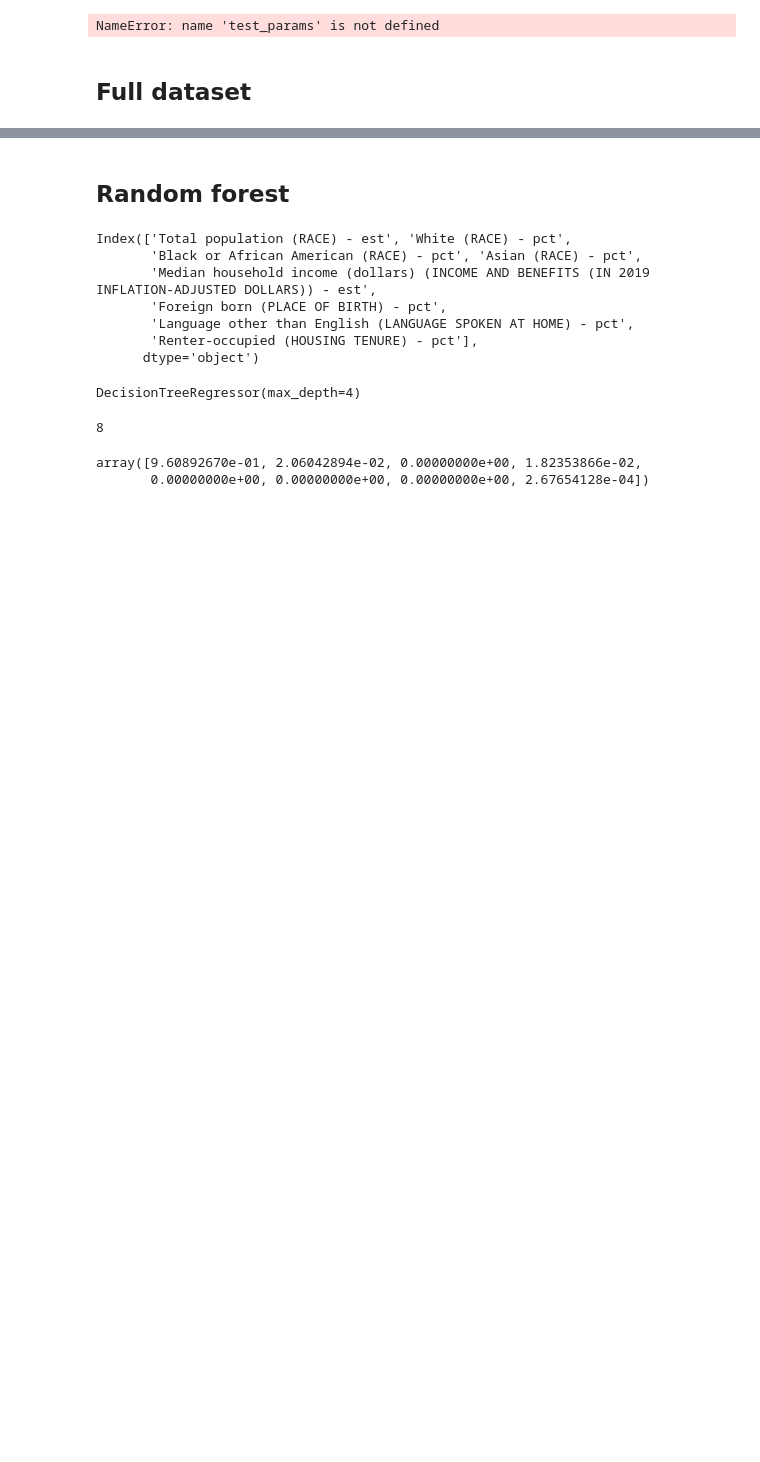
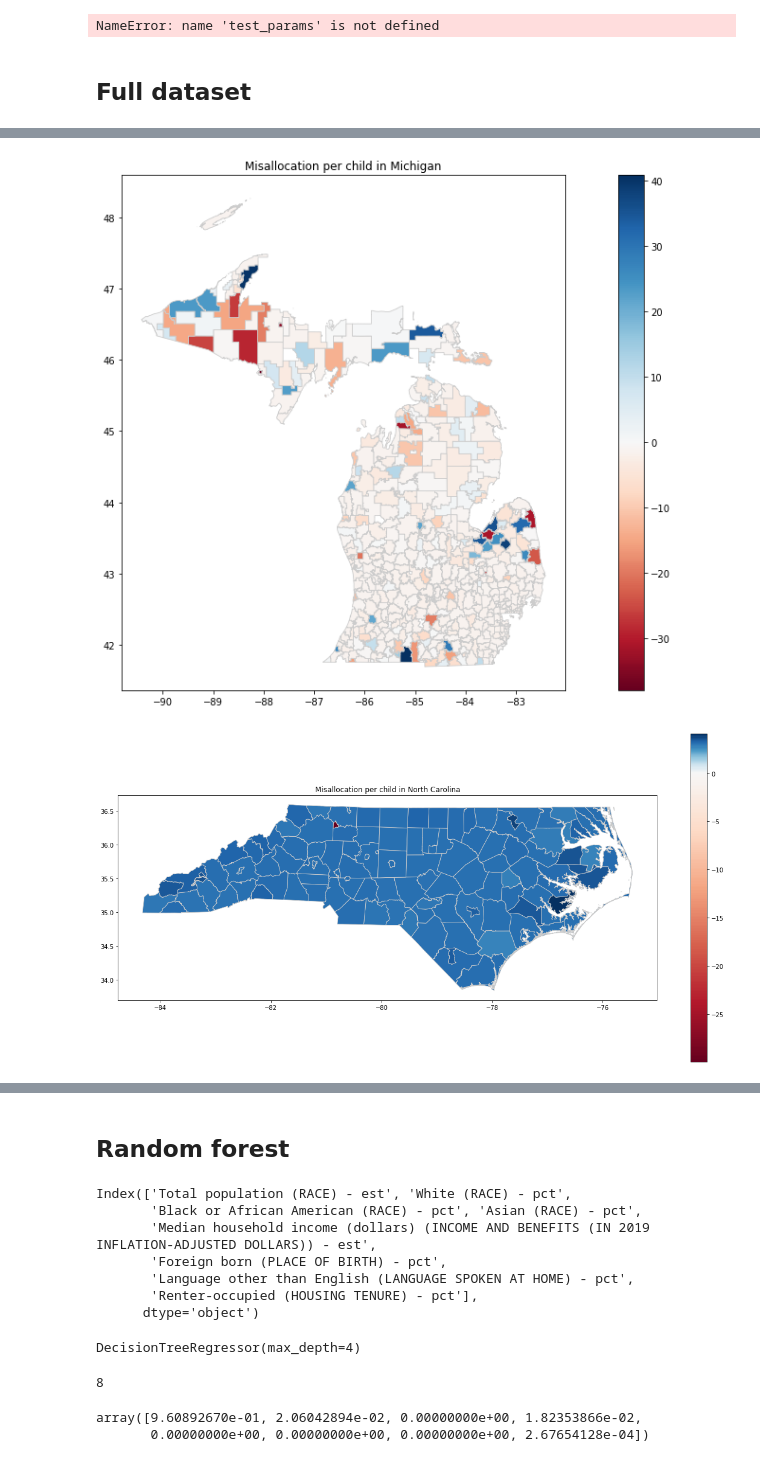
Before and after one commit to ryansteed/dp-policy, a Jupyter notebook: notebooks/titlei.ipynb, the cells around one changed output, grey strips where cells are left out. Saved outputs shown, nothing was run; the diff lists cells and outputs as text; code cells hidden in the pictures; blank space fills up the shorter version.

```diff
--- a/notebooks/titlei.ipynb
+++ b/notebooks/titlei.ipynb
@@ -957,0 +1027,10 @@ dict_keys([])
+# %%
+for state in [
+    (26, "Michigan"),
+    (37, "North Carolina"),
+    (42, "Pennsylvania")
+]:
+    heatmap(joined.loc[state[0]], state[1])
+# %% [output]
+[figure, added]
+[figure, added]
```
Also changed, not shown: parts of 9 cells of this notebook, 6 other files.
